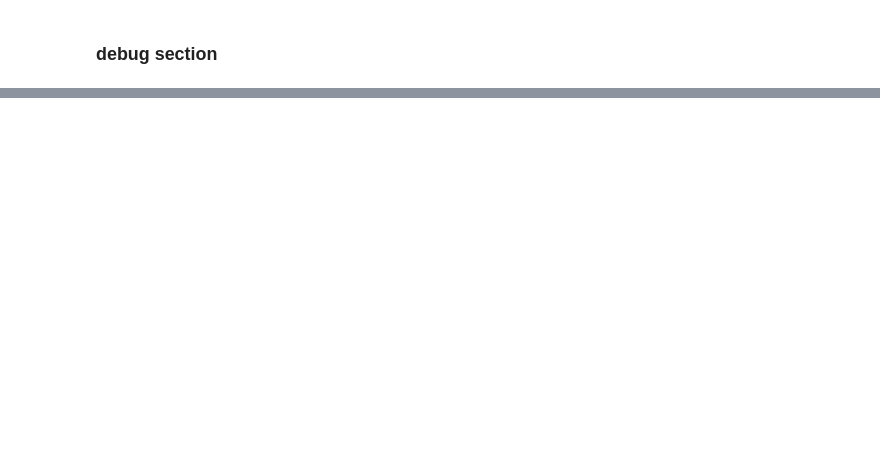
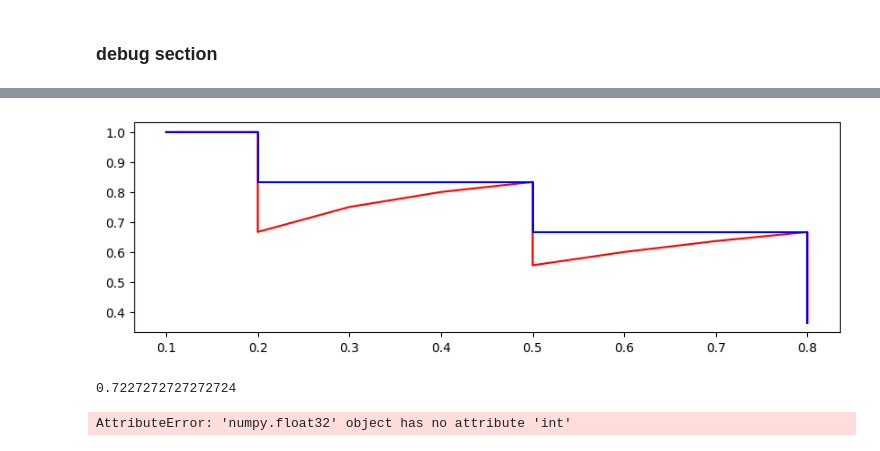
Before and after one commit to AliceOfSNU/CVandLearning_Seoul2023, a Jupyter notebook: Lab1/task_0.ipynb, the cells around one changed output, grey strips where cells are left out. Drawn from its saved outputs; the diff is of its cells as text; code cells hidden in the pictures; blank space fills up the shorter version.

```diff
--- a/Lab1/task_0.ipynb
+++ b/Lab1/task_0.ipynb
@@ -159,0 +239,20 @@ Clipping input data to the valid range for imshow with RGB data ([0..1] for floa
+# %%
+x = torch.rand(100).numpy()
+rv = torch.rand(200).numpy()
+detections = [[] for cl in range(5)]
+gt_cnts = [[10] for cl in range(5)]
+i=0
+for conf in x:
+    i += 1
+    detections[(int)(100*conf)%5].append((conf, 1.0 if conf > 0.5 and rv[i] < 0.7 else 0.0))
+class_num = 0
+confidence = sorted(detections[class_num])[::-1]
+print(confidence)
+corrects = np.array([positive for conf, positive in confidence])
+print("correct?", corrects)
+pfx = np.cumsum(corrects)
+precisions = pfx/(np.arange(len(pfx))+1)
+precisions_desc = np.maximum.accumulate(precisions[::-1])[::-1]
+print("prec ", precisions)
+recalls = pfx/gt_cnts[class_num]
+print("recall ", recalls)
@@ -159,0 +268,19 @@ Clipping input data to the valid range for imshow with RGB data ([0..1] for floa
+# %%
+fig, axis= plt.subplots(1, figsize=(10, 3))
+axis.plot(recalls, precisions, 'r')
+axis.plot(recalls,precisions_desc, 'b')
+
+fig.show()
+# %% [output]
+[figure, added]
+# %%
+ap = 0.0; cnt = 0
+for recall_tick in np.arange(0.05, 1.05, 0.05):
+    i = 0
+    while i < len(recalls)-1 and recalls[i] < recall_tick: i += 1
+    ap += precisions_desc[i] #recalls[i]~=recall_tick
+    cnt += 1
+ap /= max(1, cnt)
+ap
+# %% [output]
+0.7227272727272724
@@ -159,0 +297,37 @@ Clipping input data to the valid range for imshow with RGB data ([0..1] for floa
+# %%
+for iter, data in enumerate(val_loader):
+    # TODO (Q2.2): get one batch and perform forward pass
+    # one batch = data for one image
+    if iter < 3: continue
+    image = data['image'].cuda()
+    target = data['label']
+    wgt = data['wgt']
+    rois = data['rois']
+    gt_boxes = data['gt_boxes']
+    gt_class_list = data['gt_classes']
+
+    h, w = image.shape[-2:]
+    scale_factor = torch.Tensor([w, h, w, h])
+    roi_pix = [
+        torch.cat(bbox)*scale_factor for bbox in rois
+    ]
+    roi_pix  = torch.stack(roi_pix, dim=0).float().cpu()
+    cls_probs = torch.rand((300, 20)).cpu()
+    # iterate over each class and run nms
+    nms_bboxes = []
+    for class_num in range(20):
+        cls_scores = cls_probs[:, class_num]
+        bboxes, scores = nms(roi_pix, cls_scores, 0.3)
+        nms_bboxes.extend([{
+                    "position": {
+                        "minX": bbox[0],
+                        "minY": bbox[1], #top(min row)
+                        "maxX": bbox[2],
+                        "maxY": bbox[3], #bottom(max row)
+                        },
+                    "class_id": class_num
+                } for bbox in bboxes])
+        print(nms_bboxes)
+    if iter > 3: break
+# %% [output]
+AttributeError: 'numpy.float32' object has no attribute 'int'
```
Also changed, not shown: parts of 9 cells of this notebook, 6 other files.
